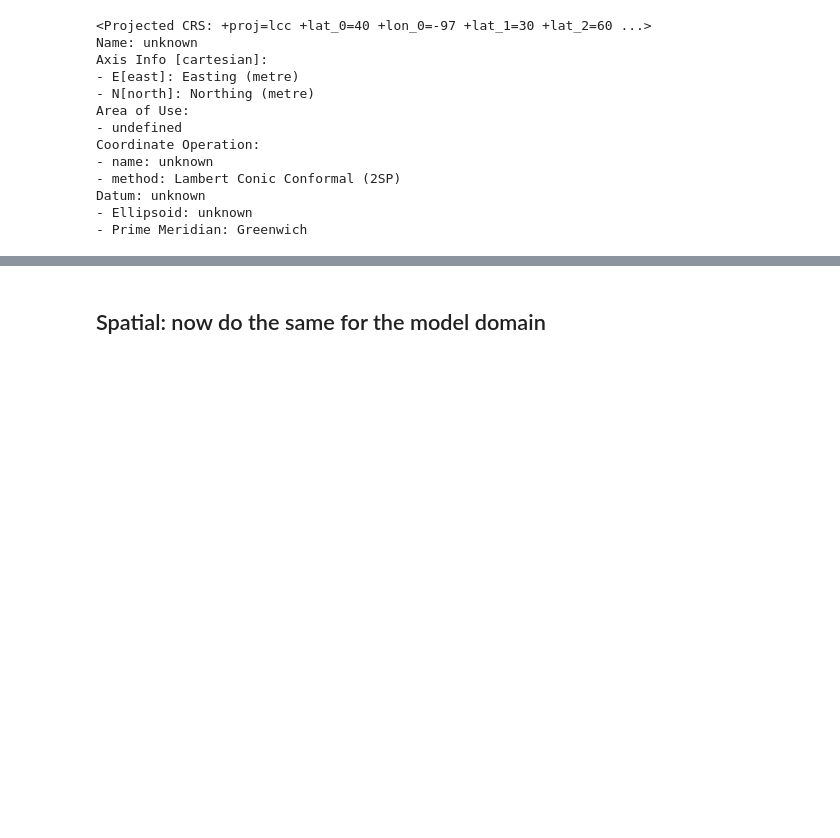
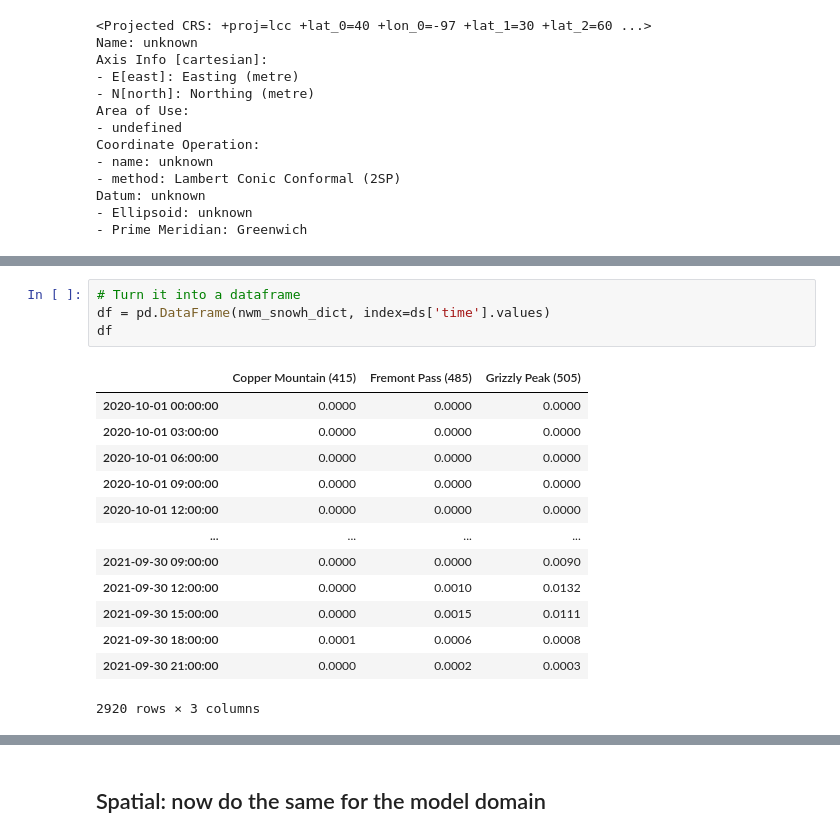
Before and after one commit to jmichellehu/ucrb-isnobal, a Jupyter notebook: notebooks/nwm/extract_NWM_outputs_animas.ipynb, the cells around one changed output, grey strips where cells are left out. Drawn from its saved outputs; the diff is of its cells as text; blank space fills up the shorter version.

```diff
--- a/notebooks/nwm/extract_NWM_outputs_animas.ipynb
+++ b/notebooks/nwm/extract_NWM_outputs_animas.ipynb
@@ -156,0 +170,18 @@ for ds in basin_nwm_ds:
+# %%
+# Turn it into a dataframe
+df = pd.DataFrame(nwm_snowh_dict, index=ds['time'].values)
+df
+# %% [output]
+|  | Copper Mountain (415) | Fremont Pass (485) | Grizzly Peak (505) |
+| 2020-10-01 00:00:00 | 0.0000 | 0.0000 | 0.0000 |
+| 2020-10-01 03:00:00 | 0.0000 | 0.0000 | 0.0000 |
+| 2020-10-01 06:00:00 | 0.0000 | 0.0000 | 0.0000 |
+| 2020-10-01 09:00:00 | 0.0000 | 0.0000 | 0.0000 |
+| 2020-10-01 12:00:00 | 0.0000 | 0.0000 | 0.0000 |
+| ... | ... | ... | ... |
+| 2021-09-30 09:00:00 | 0.0000 | 0.0000 | 0.0090 |
+| 2021-09-30 12:00:00 | 0.0000 | 0.0010 | 0.0132 |
+| 2021-09-30 15:00:00 | 0.0000 | 0.0015 | 0.0111 |
+| 2021-09-30 18:00:00 | 0.0001 | 0.0006 | 0.0008 |
+| 2021-09-30 21:00:00 | 0.0000 | 0.0002 | 0.0003 |
+2920 rows × 3 columns
```
Also changed, not shown: parts of 41 cells of this notebook, 4 other files.
